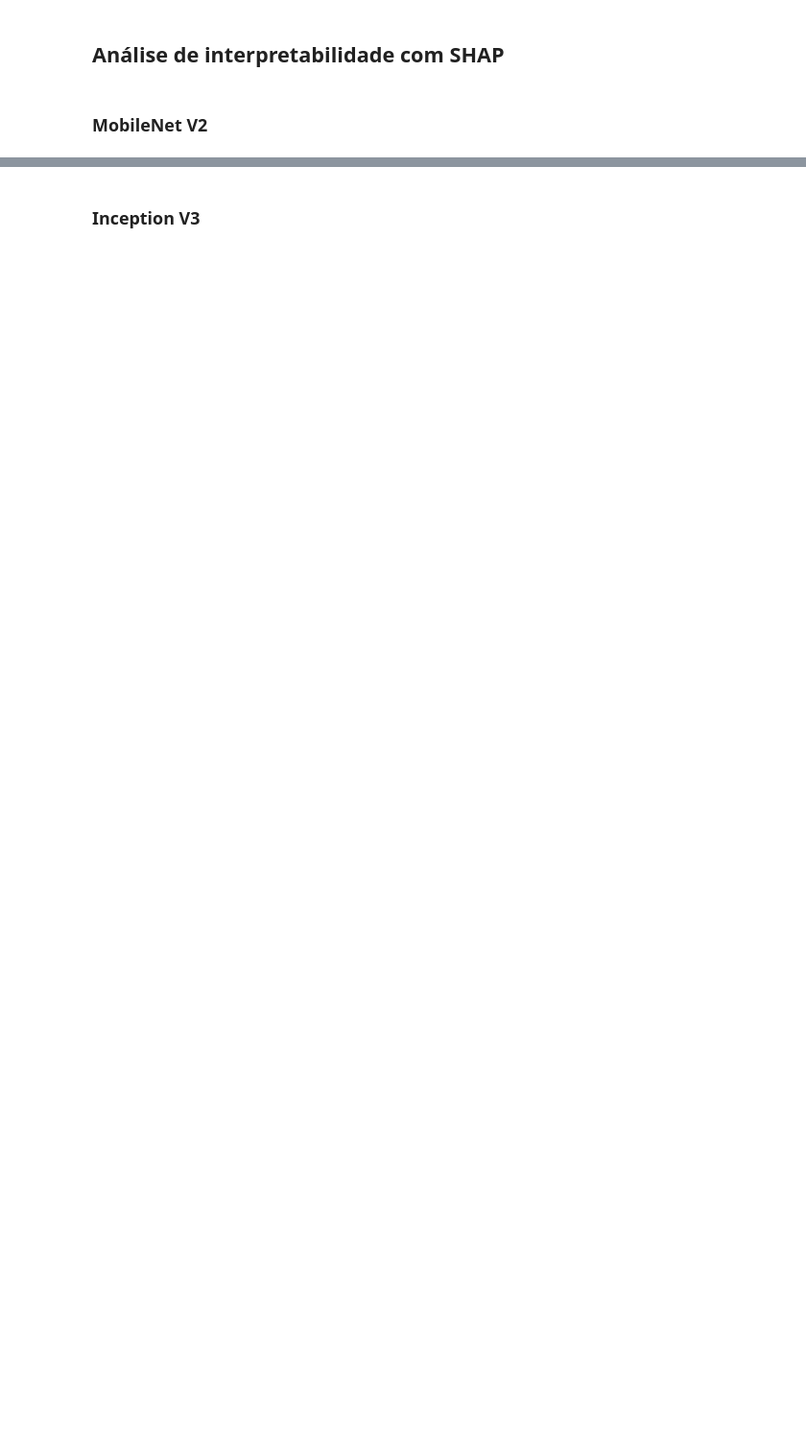
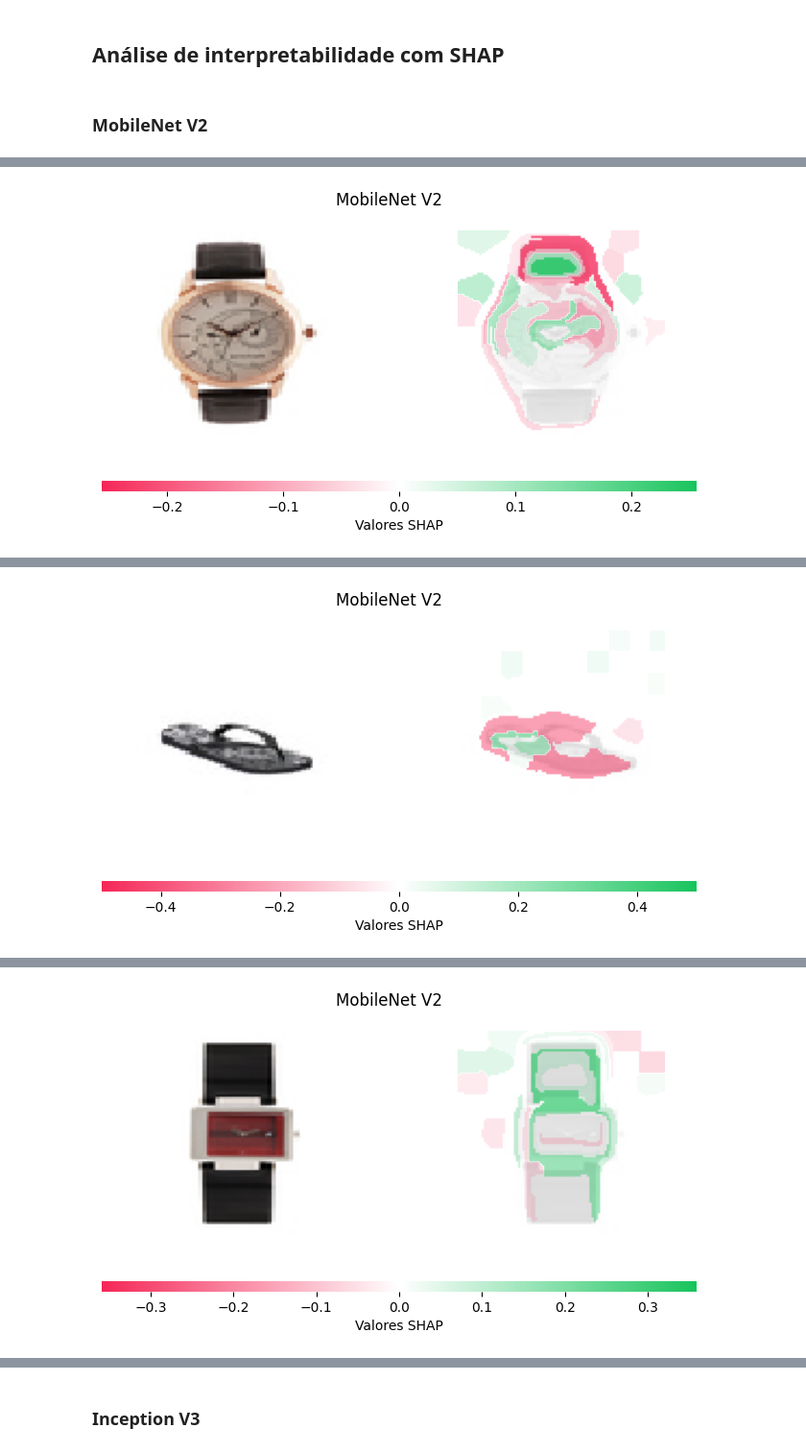
Before and after one commit to matheusvvb-19/DL4VR, a Jupyter notebook: src/dl4cv.ipynb, the cells around one changed output, grey strips where cells are left out. Shown at 96% size. Saved outputs shown, nothing was run; the diff lists cells and outputs as text; code cells hidden in the pictures; blank space fills up the shorter version.

```diff
--- a/src/dl4cv.ipynb
+++ b/src/dl4cv.ipynb
@@ -530,4 +716,5 @@ You are saving your model as an HDF5 file via `model.save()`. This file format i
 ### MobileNet V2
 # %%
 for image_id in TEST_IMAGES_IDS:
-    shap_interpretability(image_id, mobilenet_v2_model, 'MobileNet V2', mobilenet_v2_preprocess)
+    shap_interpretability(image_id, mobilenet_v2_model, 'MobileNet V2', mobilenet_v2_preprocess, (96, 96))
+# %% [output]
@@ -533,0 +725 @@ for image_id in TEST_IMAGES_IDS:
+[figure, added]
@@ -533,0 +730 @@ for image_id in TEST_IMAGES_IDS:
+[figure, added]
@@ -533,0 +735 @@ for image_id in TEST_IMAGES_IDS:
+[figure, added]
```
Also changed, not shown: parts of 13 cells of this notebook.
